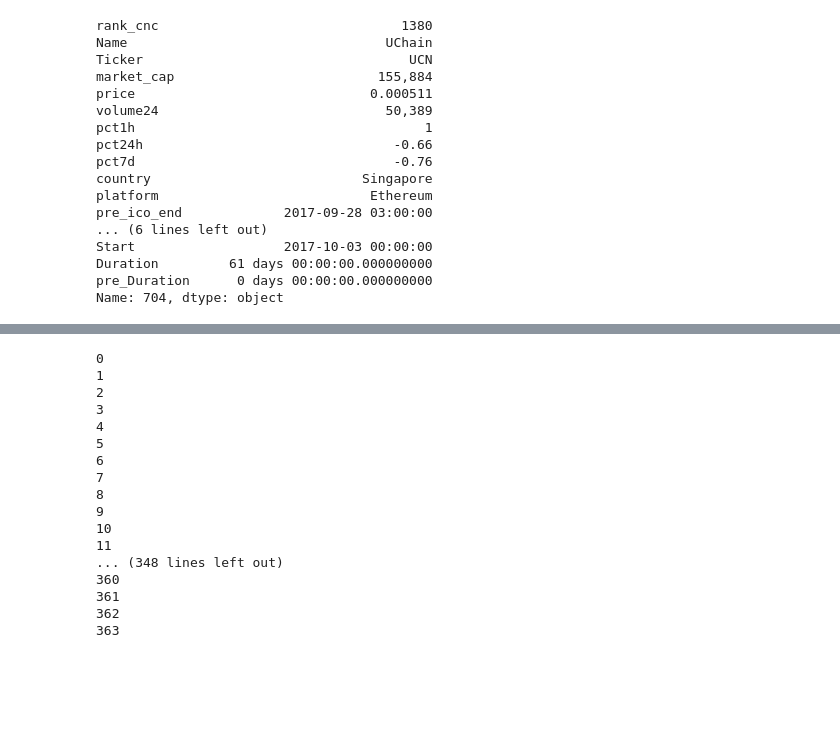
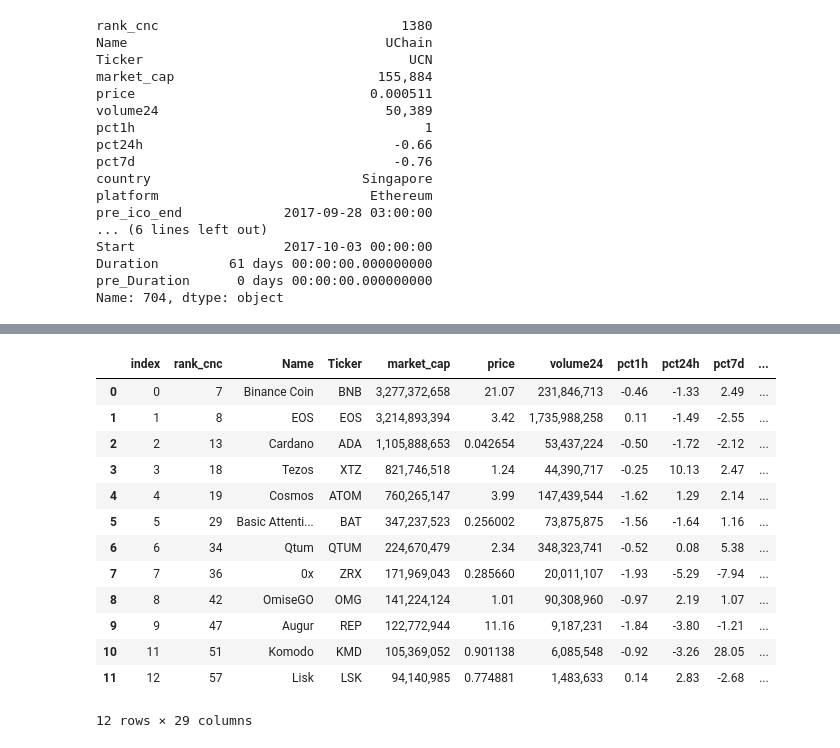
Before and after one commit to eccadena/ICO_Viability_Index, a Jupyter notebook: notebooks/libs/Eric/ready/sentiment_cmc_track_merge.ipynb, the cells around one changed output, grey strips where cells are left out. Drawn from its saved outputs; the diff is of its cells as text; code cells hidden in the pictures; blank space fills up the shorter version.

```diff
--- a/notebooks/libs/Eric/ready/sentiment_cmc_track_merge.ipynb
+++ b/notebooks/libs/Eric/ready/sentiment_cmc_track_merge.ipynb
@@ -40,0 +64,6 @@ merged_inner.head()
+# %%
+merged_inner.drop(merged_inner.loc[merged_inner['Ticker']=='ALGO'].index, inplace = True)
+# %%
+merged_inner.drop(merged_inner.loc[merged_inner['Ticker']=='AIB'].index, inplace = True)
+# %%
+merged_inner.reset_index(inplace=True)
@@ -50,20 +75,0 @@ def custom_index_success(df):
-# %%
-custom_index_success(merged_inner)
-# %% [output]
-0
-1
-2
-3
-4
-5
-6
-7
-8
-9
-10
-11
-... (348 lines left out)
-360
-361
-362
-363
@@ -81,0 +76,17 @@ def check_what_matches(df1,df2):
+# %%
+merged_inner.head(12)
+# %% [output]
+|  | index | rank_cnc | Name | Ticker | market_cap | price | volume24 | pct1h | pct24h | pct7d | ... |
+| 0 | 0 | 7 | Binance Coin | BNB | 3,277,372,658 | 21.07 | 231,846,713 | -0.46 | -1.33 | 2.49 | ... |
+| 1 | 1 | 8 | EOS | EOS | 3,214,893,394 | 3.42 | 1,735,988,258 | 0.11 | -1.49 | -2.55 | ... |
+| 2 | 2 | 13 | Cardano | ADA | 1,105,888,653 | 0.042654 | 53,437,224 | -0.50 | -1.72 | -2.12 | ... |
+| 3 | 3 | 18 | Tezos | XTZ | 821,746,518 | 1.24 | 44,390,717 | -0.25 | 10.13 | 2.47 | ... |
+| 4 | 4 | 19 | Cosmos | ATOM | 760,265,147 | 3.99 | 147,439,544 | -1.62 | 1.29 | 2.14 | ... |
+| 5 | 5 | 29 | Basic Attenti... | BAT | 347,237,523 | 0.256002 | 73,875,875 | -1.56 | -1.64 | 1.16 | ... |
+| 6 | 6 | 34 | Qtum | QTUM | 224,670,479 | 2.34 | 348,323,741 | -0.52 | 0.08 | 5.38 | ... |
+| 7 | 7 | 36 | 0x | ZRX | 171,969,043 | 0.285660 | 20,011,107 | -1.93 | -5.29 | -7.94 | ... |
+| 8 | 8 | 42 | OmiseGO | OMG | 141,224,124 | 1.01 | 90,308,960 | -0.97 | 2.19 | 1.07 | ... |
+| 9 | 9 | 47 | Augur | REP | 122,772,944 | 11.16 | 9,187,231 | -1.84 | -3.80 | -1.21 | ... |
+| 10 | 11 | 51 | Komodo | KMD | 105,369,052 | 0.901138 | 6,085,548 | -0.92 | -3.26 | 28.05 | ... |
+| 11 | 12 | 57 | Lisk | LSK | 94,140,985 | 0.774881 | 1,483,633 | 0.14 | 2.83 | -2.68 | ... |
+12 rows × 29 columns
```
Also changed, not shown: parts of 19 cells of this notebook.
